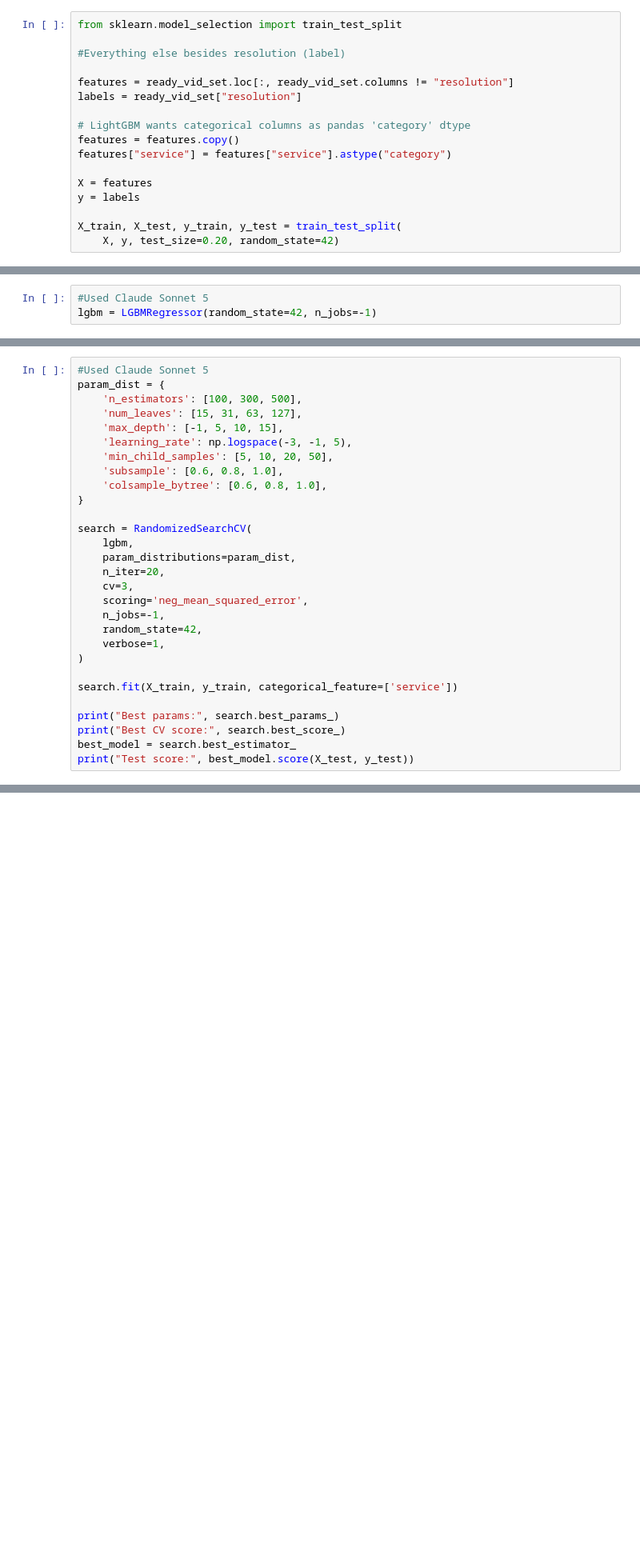
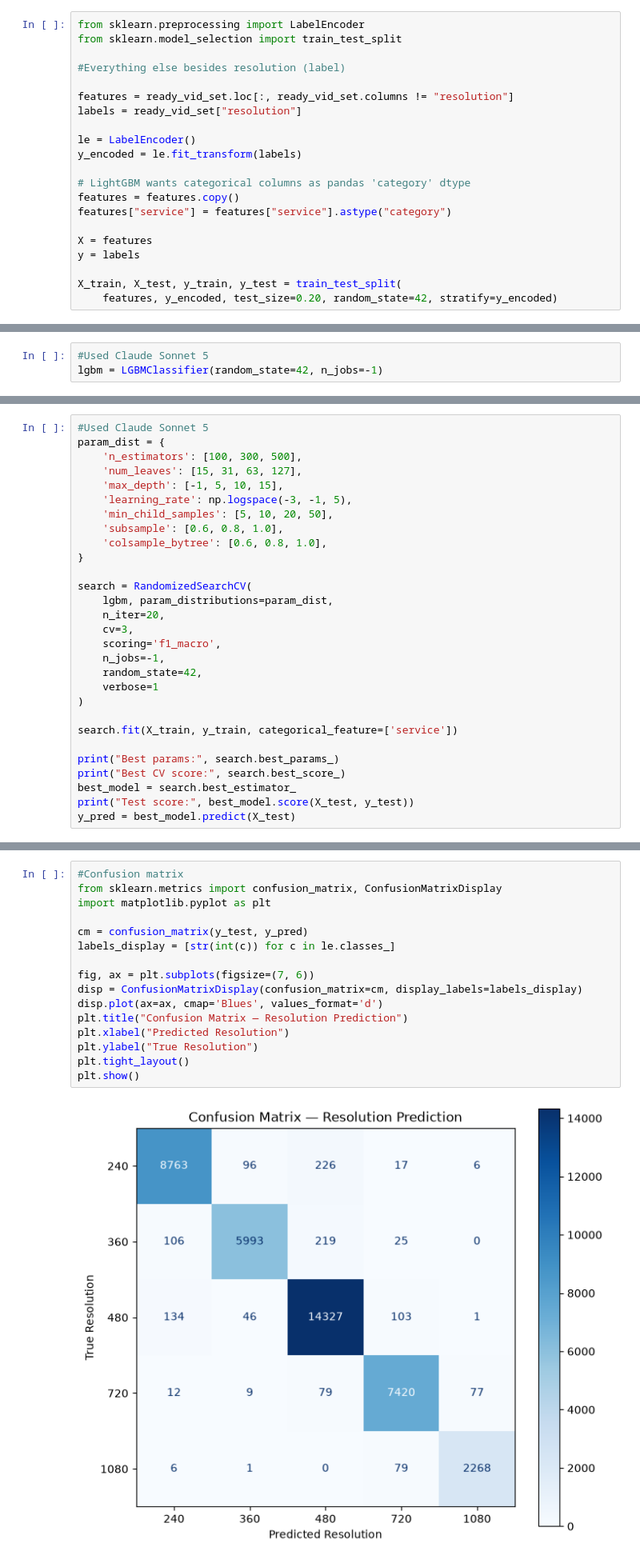
Before and after one commit to md-45/ml-systems-copy, a Jupyter notebook: docs/assignments/1-Video-Quality-Inference.ipynb, the cells around one changed output, grey strips where cells are left out. Shown at 80% size. Cells and saved outputs as stored; diff of their text form; blank space fills up the shorter version.

```diff
--- a/docs/assignments/1-Video-Quality-Inference.ipynb
+++ b/docs/assignments/1-Video-Quality-Inference.ipynb
@@ -377,12 +377,16 @@ I decided to remove some of the chunk size information besides the ones that wer
 
 Prepare your data matrix, determine your features and labels, and perform a train-test split on your data.
 # %%
+from sklearn.preprocessing import LabelEncoder
 from sklearn.model_selection import train_test_split
 
 #Everything else besides resolution (label)
 
 features = ready_vid_set.loc[:, ready_vid_set.columns != "resolution"]
 labels = ready_vid_set["resolution"]
+
+le = LabelEncoder()
+y_encoded = le.fit_transform(labels)
 
 # LightGBM wants categorical columns as pandas 'category' dtype
 features = features.copy()
@@ -392,7 +396,7 @@ X = features
 y = labels
 
 X_train, X_test, y_train, y_test = train_test_split(
-    X, y, test_size=0.20, random_state=42)
+    features, y_encoded, test_size=0.20, random_state=42, stratify=y_encoded)
 # %% [markdown]
 ### Train and Tune Your Model
 
@@ -403,6 +407,6 @@ from lightgbm import LGBMRegressor
 # %%
 #Used Claude Sonnet 5
-lgbm = LGBMRegressor(random_state=42, n_jobs=-1)
+lgbm = LGBMClassifier(random_state=42, n_jobs=-1)
 # %% [markdown]
 ### Tune Your Model
 
@@ -422,14 +426,13 @@ param_dist = {
 }
 
 search = RandomizedSearchCV(
-    lgbm,
-    param_distributions=param_dist,
+    lgbm, param_distributions=param_dist,
     n_iter=20,
     cv=3,
-    scoring='neg_mean_squared_error',
+    scoring='f1_macro',
     n_jobs=-1,
     random_state=42,
-    verbose=1,
+    verbose=1
 )
 
 search.fit(X_train, y_train, categorical_feature=['service'])
@@ -438,5 +441,6 @@ print("Best params:", search.best_params_)
 print("Best CV score:", search.best_score_)
 best_model = search.best_estimator_
 print("Test score:", best_model.score(X_test, y_test))
+y_pred = best_model.predict(X_test)
 # %% [output]
 Fitting 3 folds for each of 20 candidates, totalling 60 fits
@@ -472,0 +506,18 @@ LGBMRegressor(colsample_bytree=0.8, learning_rate=np.float64(0.1), max_depth=10,
+# %%
+#Confusion matrix
+from sklearn.metrics import confusion_matrix, ConfusionMatrixDisplay
+import matplotlib.pyplot as plt
+
+cm = confusion_matrix(y_test, y_pred)
+labels_display = [str(int(c)) for c in le.classes_]
+
+fig, ax = plt.subplots(figsize=(7, 6))
+disp = ConfusionMatrixDisplay(confusion_matrix=cm, display_labels=labels_display)
+disp.plot(ax=ax, cmap='Blues', values_format='d')
+plt.title("Confusion Matrix — Resolution Prediction")
+plt.xlabel("Predicted Resolution")
+plt.ylabel("True Resolution")
+plt.tight_layout()
+plt.show()
+# %% [output]
+[figure, added]
```
Also changed, not shown: parts of 7 cells of this notebook.
